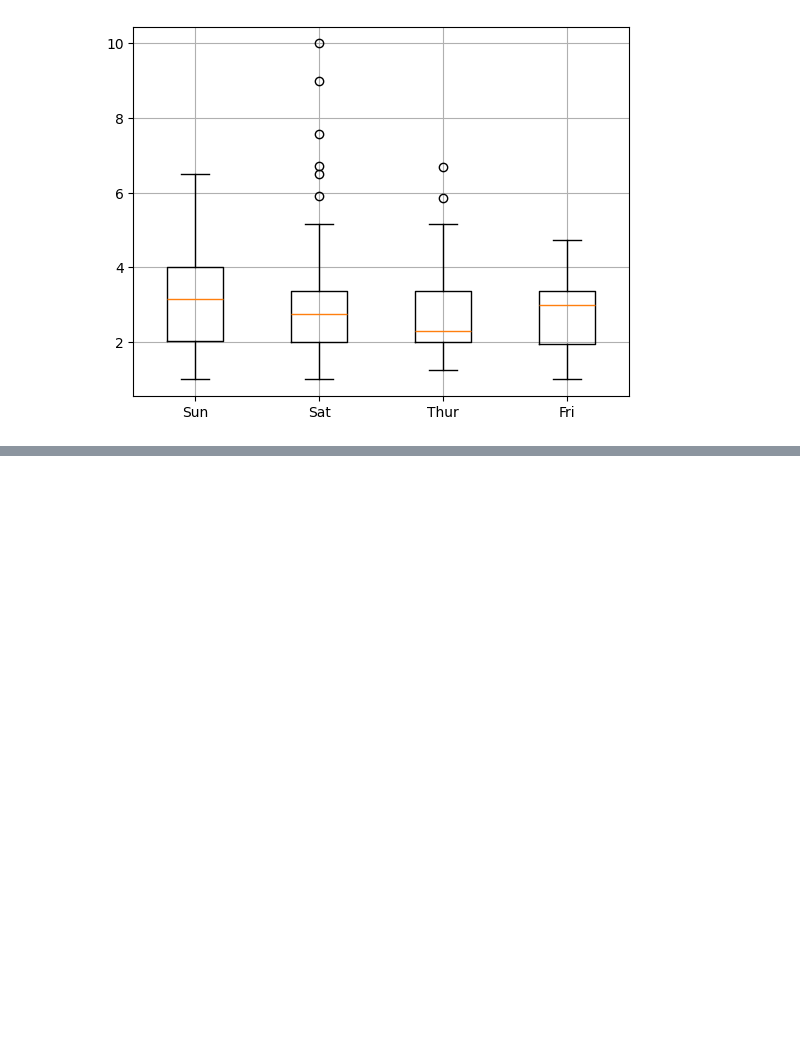
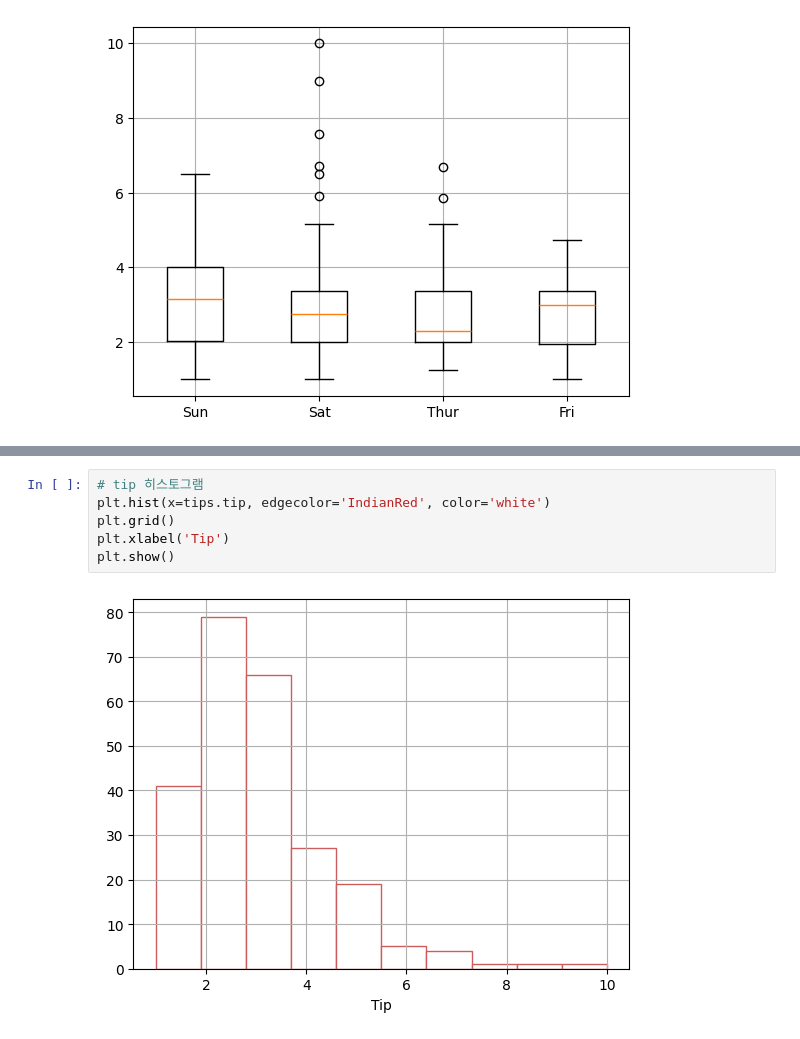
Before and after one commit to JakeOh/202504_itwill_oracle88, a Jupyter notebook: python20.ipynb, the cells around one changed output, grey strips where cells are left out. Saved outputs shown, nothing was run; the diff lists cells and outputs as text; blank space fills up the shorter version.

```diff
--- a/python20.ipynb
+++ b/python20.ipynb
@@ -287,0 +303,8 @@ plt.show()
+# %%
+# tip 히스토그램
+plt.hist(x=tips.tip, edgecolor='IndianRed', color='white')
+plt.grid()
+plt.xlabel('Tip')
+plt.show()
+# %% [output]
+[figure, added]
```
Also changed, not shown: parts of 4 cells of this notebook.
